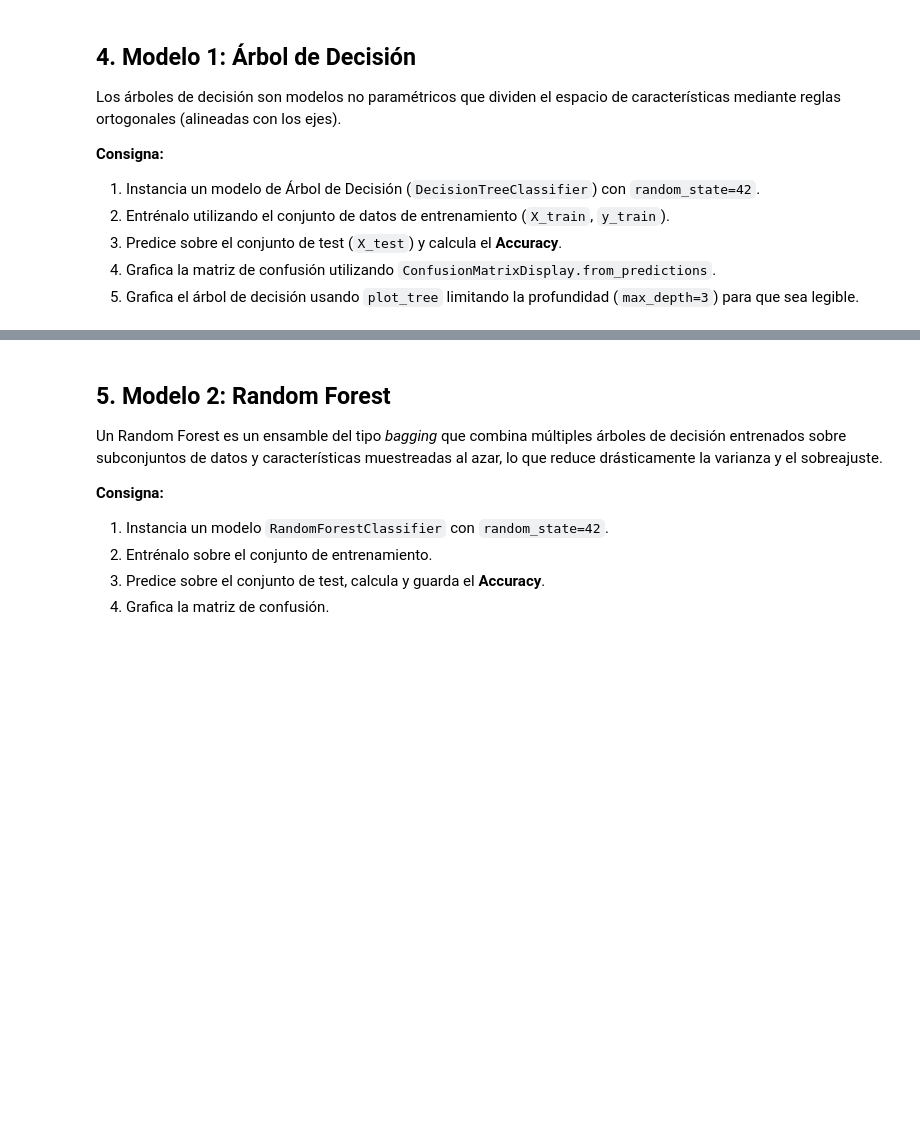
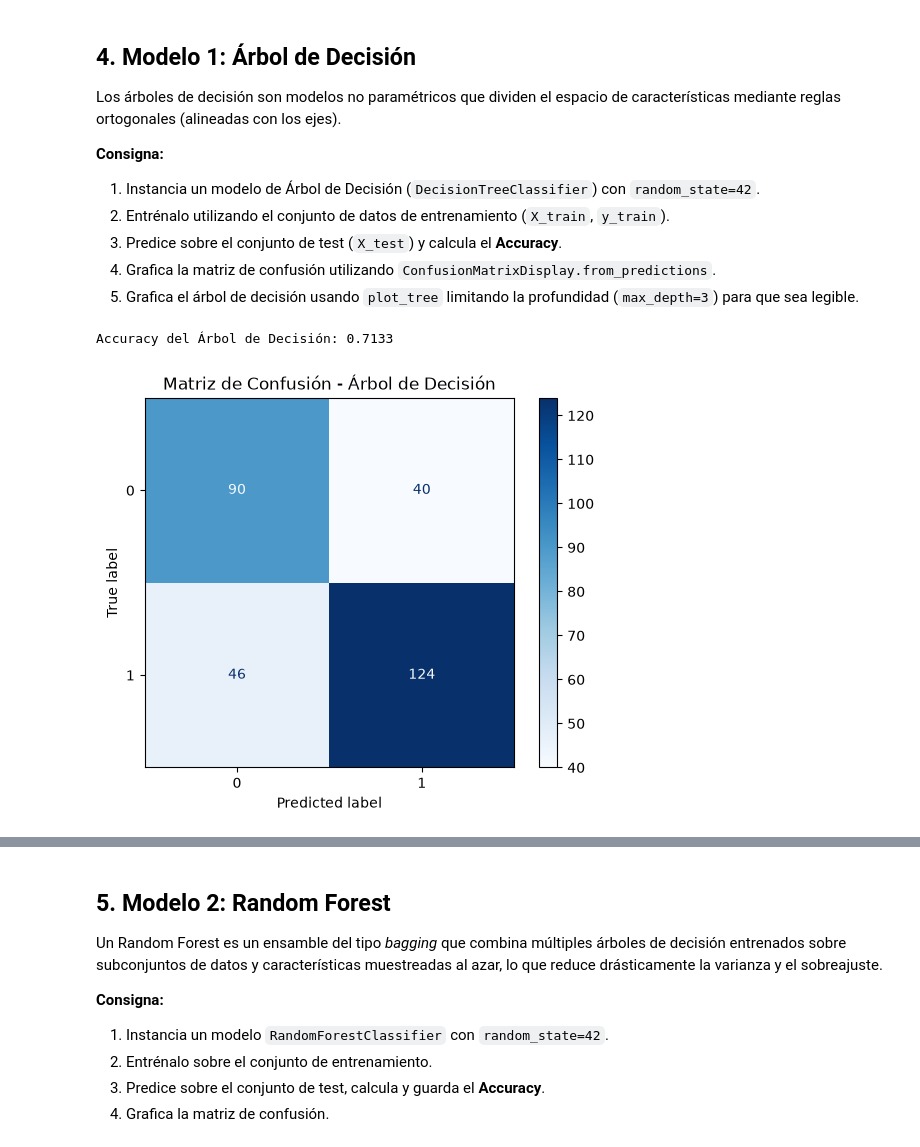
Before and after one commit to Stella40k/arbol_de_decisiones_tp, a Jupyter notebook: tp_modelos.ipynb, the cells around one changed output, grey strips where cells are left out. Saved outputs shown, nothing was run; the diff lists cells and outputs as text; code cells hidden in the pictures; blank space fills up the shorter version.

```diff
--- a/tp_modelos.ipynb
+++ b/tp_modelos.ipynb
@@ -27,7 +27,7 @@ from sklearn.metrics import accuracy_score, confusion_matrix, ConfusionMatrixDis
 
 # Carga del dataset
 #! TODO Carga el dataset 'dataset_tp_modelos.csv' en la variable 'df'
-df = ...
+df = pd.read_csv('dataset_tp_modelos.csv')
 
 #! TODO Muestra las primeras 5 filas del dataset
 df.head()
@@ -60,11 +103,11 @@ Para poder entrenar y validar los modelos, debes:
 # %%
 #! TODO
 # 1. Define la matriz X (características) y el vector y (objetivo)
-X = ...
-y = ...
+X = df.drop('pago_prestamo', axis=1)
+y = df['pago_prestamo']
 
 # 2. Divide en conjuntos de entrenamiento y prueba
-X_train, X_test, y_train, y_test = ...
+X_train, X_test, y_train, y_test = train_test_split(X, y, test_size=0.25, random_state=42)
 
 print("Muestras de entrenamiento:", X_train.shape[0])
 print("Muestras de prueba:", X_test.shape[0])
@@ -82,20 +128,26 @@ Los árboles de decisión son modelos no paramétricos que dividen el espacio de
 # %%
 #! TODO
 # 1. Instancia el modelo de Árbol de Decisión con random_state=42
-arbol = ...
+arbol = DecisionTreeClassifier(random_state=42)
 
 # 2. Entrena el modelo
-...
+arbol.fit(X_train, y_train)
 
 # 3. Realiza las predicciones sobre X_test
-y_pred_arbol = ...
+y_pred_arbol = arbol.predict(X_test)
 
 # 4. Realiza el cálculo y guarda el Accuracy en test (guarda el valor en la variable 'acc_arbol')
-acc_arbol = ...
+acc_arbol = accuracy_score(y_test, y_pred_arbol)
 print(f"Accuracy del Árbol de Decisión: {acc_arbol:.4f}")
+# %% [output]
+Accuracy del Árbol de Decisión: 0.7133
 # %%
 #! TODO Grafica la matriz de confusión para el Árbol de Decisión
-...
+ConfusionMatrixDisplay.from_predictions(y_test, y_pred_arbol, cmap='Blues')
+plt.title("Matriz de Confusión - Árbol de Decisión")
+plt.show()
+# %% [output]
+[figure, added]
 # %%
 #! TODO Grafica el árbol de decisión utilizando plot_tree.
 # Se sugiere utilizar max_depth=3, filled=True, y pasar feature_names=X.columns para legibilidad.
```
Also changed, not shown: parts of 15 cells of this notebook.
